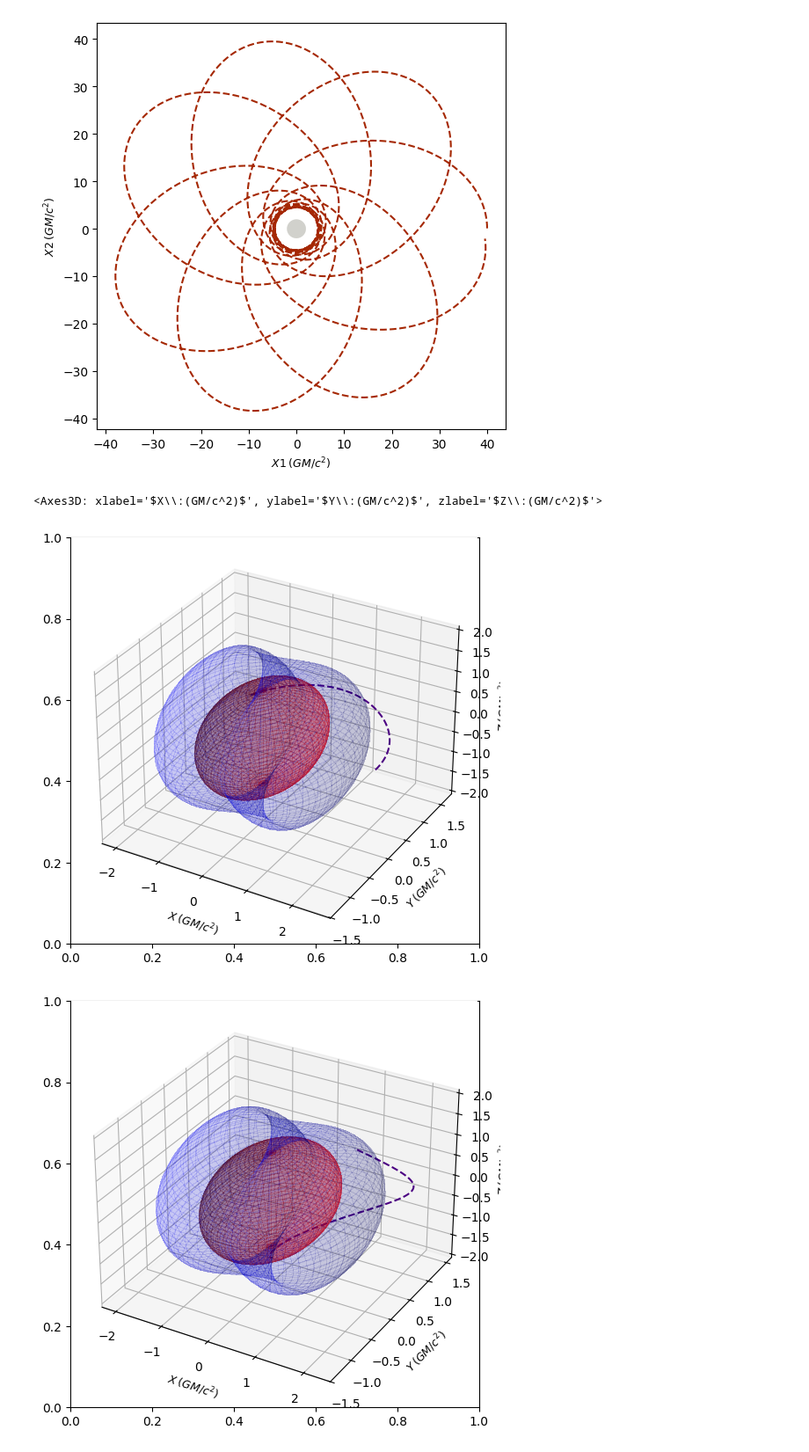
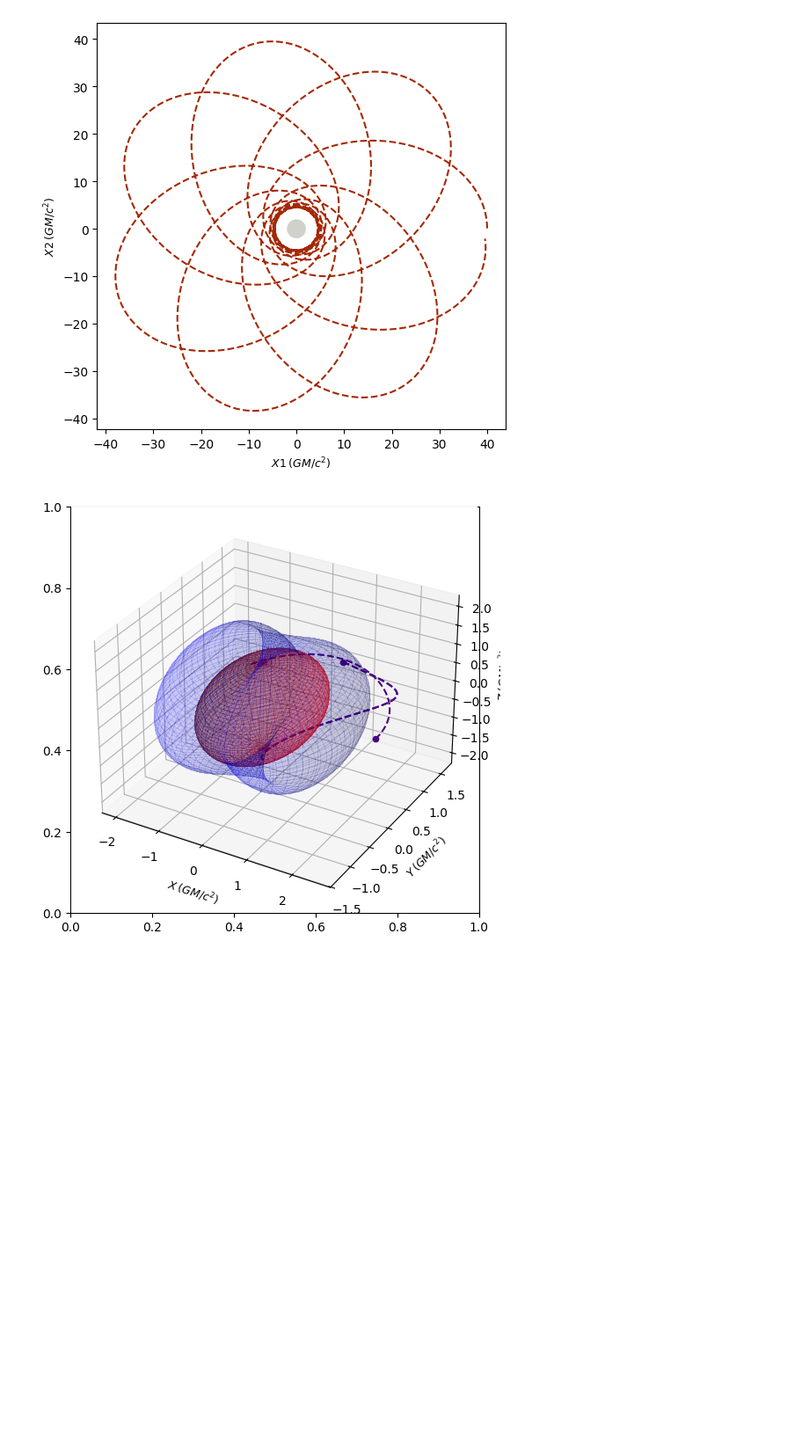
Before and after one commit to OperationalGeometry/BlackHoleSimulation, a Jupyter notebook: BlackHoles.ipynb, the cells around one changed output. Shown at 88% size. Drawn from its saved outputs; the diff is of its cells as text; code cells hidden in the pictures; blank space fills up the shorter version.

```diff
--- a/BlackHoles.ipynb
+++ b/BlackHoles.ipynb
@@ -70,13 +70,12 @@ sgpl2.plot2D(geod1, coordinates=(1, 2))
 # %%
 positions = [[2.5, np.pi/2, 0.], [2.5, np.pi/4, 0.]]
 momentums = [[0., 0., 0.], [0., np.pi, 0.]]
-#r, theta, phi
 
 geodesics = []
 for i in range(len(positions)):
     pos = positions[i]
     mom = momentums[i]
-    geod = Timelike(
+    geod = Nulllike(
         metric="Kerr",
         metric_params=(.99,),
         position=pos,
@@ -87,11 +86,16 @@ for i in range(len(positions)):
         return_cartesian=True
     )
     geodesics.append(geod)
-# %%
-sgpl3 = StaticGeodesicPlotter(bh_colors=("red", "blue"))
-for geod in geodesics:
-    sgpl3.plot(geod, color="indigo")
-# %% [output]
-<Axes3D: xlabel='$X\\:(GM/c^2)$', ylabel='$Y\\:(GM/c^2)$', zlabel='$Z\\:(GM/c^2)$'>
-[figure, removed]
-[figure, removed]
+# %%
+sgpl3 = StaticGeodesicPlotter(bh_colors=("red", "blue"))
+sgpl3.plot(geod, color="indigo")
+for geodesic in geodesics:
+        traj = geodesic.trajectory[1]
+        x = traj[:, 1]
+        y = traj[:, 2]
+        z = traj[:, 3]
+
+        sgpl3.ax.scatter(x[0], y[0], z[0], color="indigo", s=20, label="start")
+        sgpl3.ax.plot(x, y, z, "--", color="indigo", label=geodesic.kind + " Geodesic")
+# %% [output]
+[figure, added]
```
